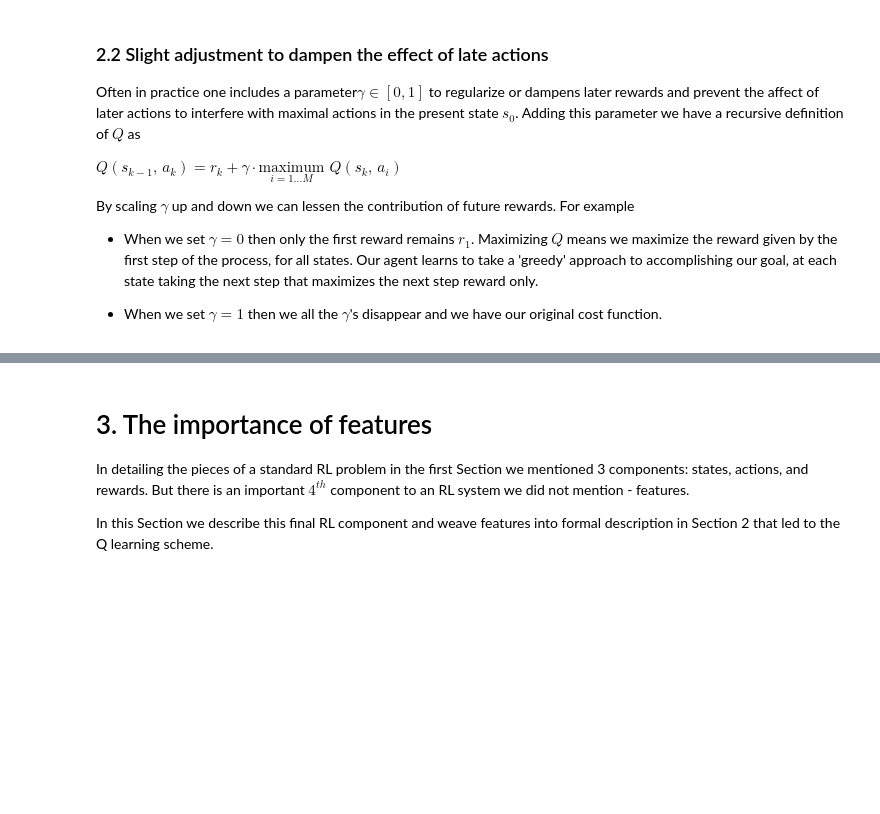
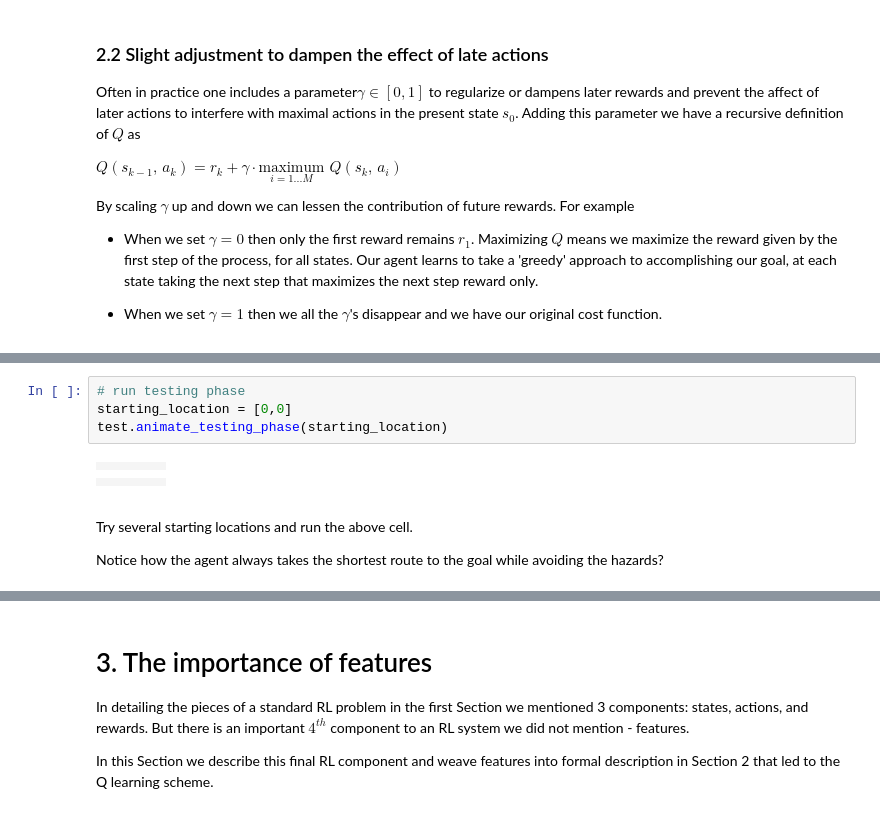
Before and after one commit to neonwatty/RL_demo, a Jupyter notebook: RL_demos_v1.ipynb, the cells around one changed output, grey strips where cells are left out. Saved outputs shown, nothing was run; the diff lists cells and outputs as text; blank space fills up the shorter version.

```diff
--- a/RL_demos_v1.ipynb
+++ b/RL_demos_v1.ipynb
@@ -236,0 +312,13 @@ This algorithm - called **Q-learning** - is performed for the grid world example
+# %%
+# run testing phase
+starting_location = [0,0]
+test.animate_testing_phase(starting_location)
+# %% [output]
+|  |  |  |  |  |
+|  |  |  |  |  |
+|  |  |  |  |  |
+|  |  |  |  |  |
+# %% [markdown]
+Try several starting locations and run the above cell.
+
+Notice how the agent always takes the shortest route to the goal while avoiding the hazards?
```
Also changed, not shown: parts of 31 cells of this notebook, 7 other files.
